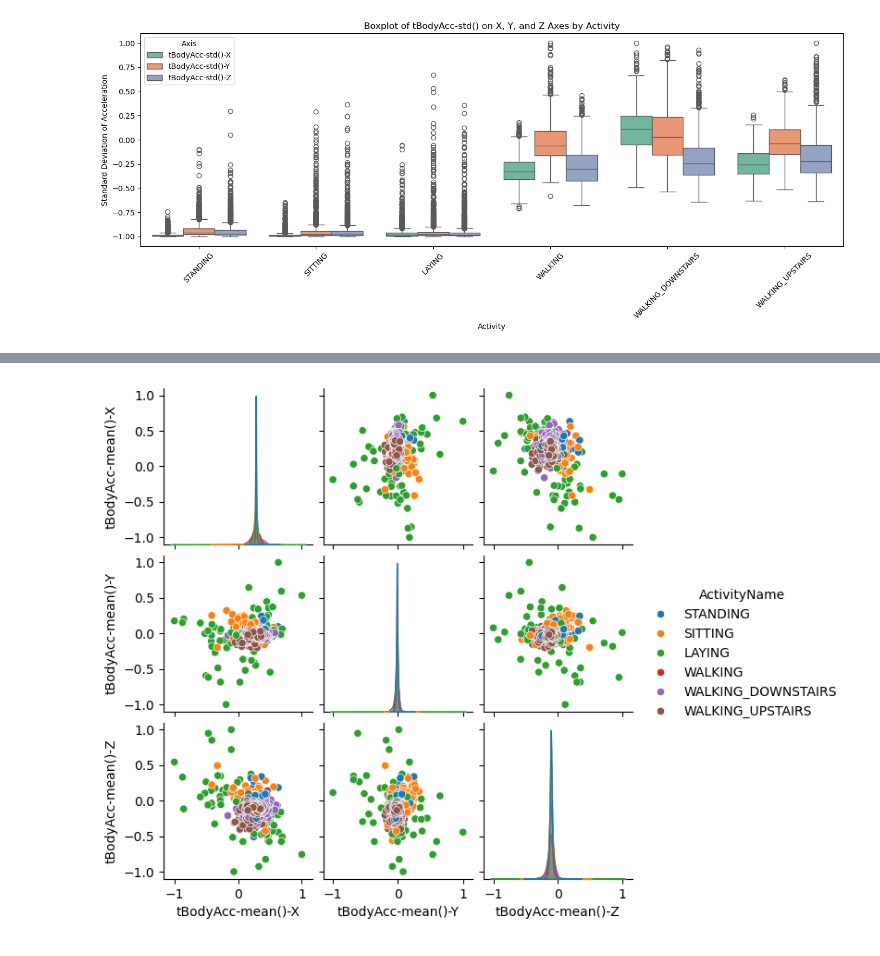
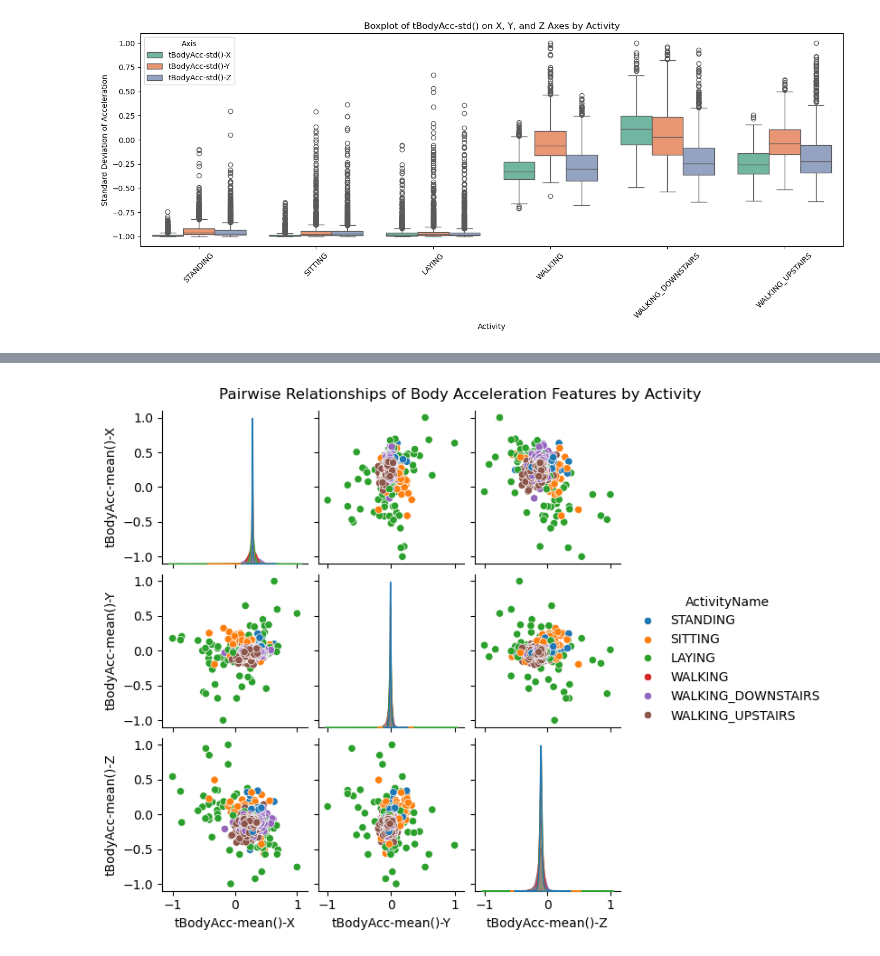
Before and after one commit to josh-test-1120/CS445, a Jupyter notebook: Lab2/Lab2.ipynb, the cells around one changed output, grey strips where cells are left out. Drawn from its saved outputs; the diff is of its cells as text; code cells hidden in the pictures.

Commit message:
Updated Lab2 Assignment
Updated Image files to capture all subplots that were not captured prior

```diff
--- a/Lab2/Lab2.ipynb
+++ b/Lab2/Lab2.ipynb
@@ -425,6 +511,18 @@ This is a box plot of the Total GAD, SWL, and SPIN scores showing the range of t
 # %%
+# Extract the body acceleration features
 selected_features = ['tBodyAcc-mean()-X', 'tBodyAcc-mean()-Y', 'tBodyAcc-mean()-Z']
+# Generate Pair plot
 sns.pairplot(full_df[selected_features + ['ActivityName']], hue='ActivityName', height=2)
+plt.suptitle('Pairwise Relationships of Body Acceleration Features by Activity', y=1.02)
+
+# Save the graph as a PNG
+plt.savefig(
+    'body-acceleration-pairplot.png',
+    dpi=300,               # High resolution
+    transparent=False,     # Transparent background
+    bbox_inches='tight'   # Remove extra whitespace
+)
+# Show the visualization
 plt.show()
 # %% [output]
-[figure, old version]
+[figure, new version]
```
Also changed, not shown: parts of 43 cells of this notebook, 22 other files.
